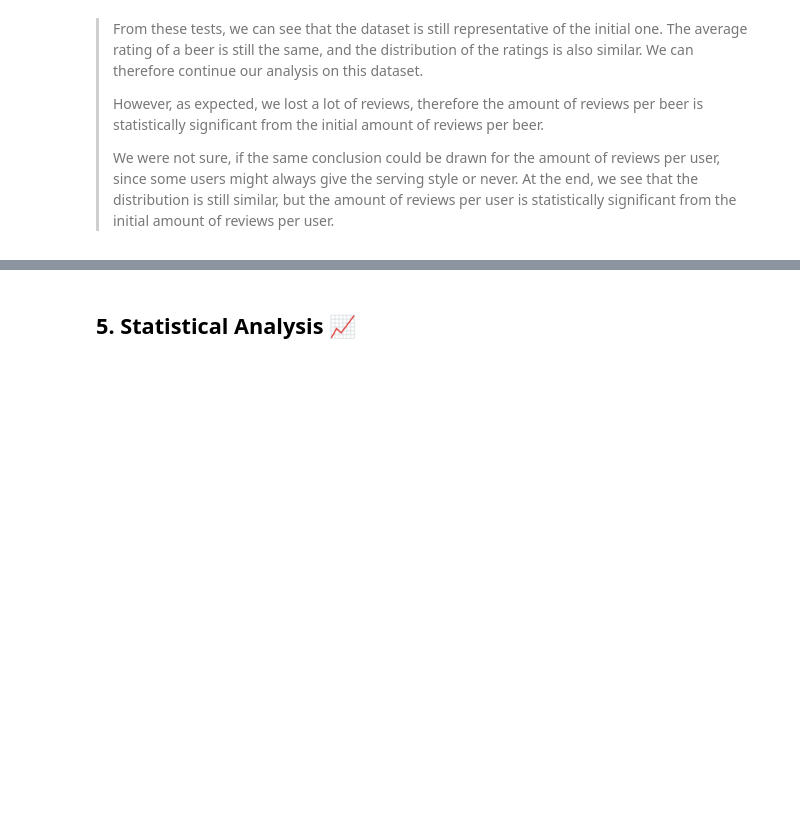
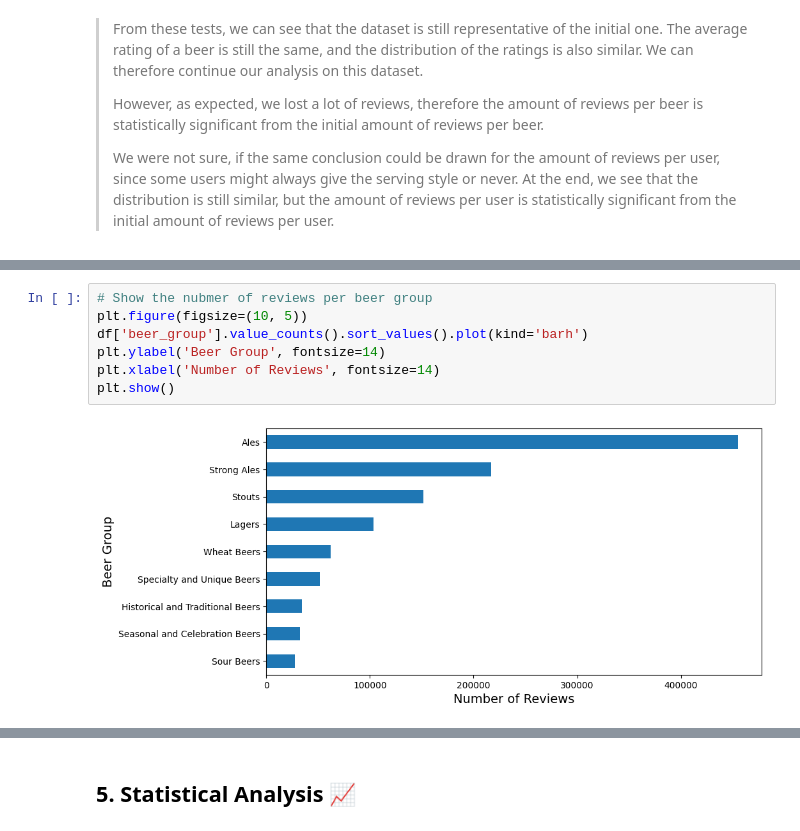
Before and after one commit to epfl-ada/ada-2023-project-beeradaventure46, a Jupyter notebook: Milestone_2.ipynb, the cells around one changed output, grey strips where cells are left out. Drawn from its saved outputs; the diff is of its cells as text; blank space fills up the shorter version.

```diff
--- a/Milestone_2.ipynb
+++ b/Milestone_2.ipynb
@@ -1759,0 +1743,9 @@ We were not sure, if the same conclusion could be drawn for the amount of review
+# %%
+# Show the nubmer of reviews per beer group
+plt.figure(figsize=(10, 5))
+df['beer_group'].value_counts().sort_values().plot(kind='barh')
+plt.ylabel('Beer Group', fontsize=14)
+plt.xlabel('Number of Reviews', fontsize=14)
+plt.show()
+# %% [output]
+[figure, added]
```
Also changed, not shown: parts of 32 cells of this notebook.
